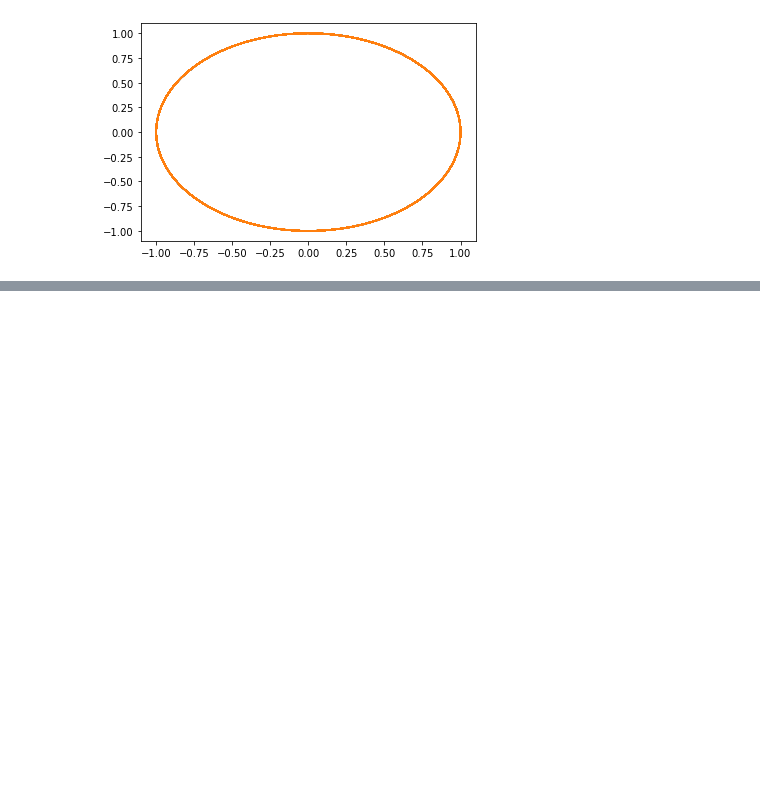
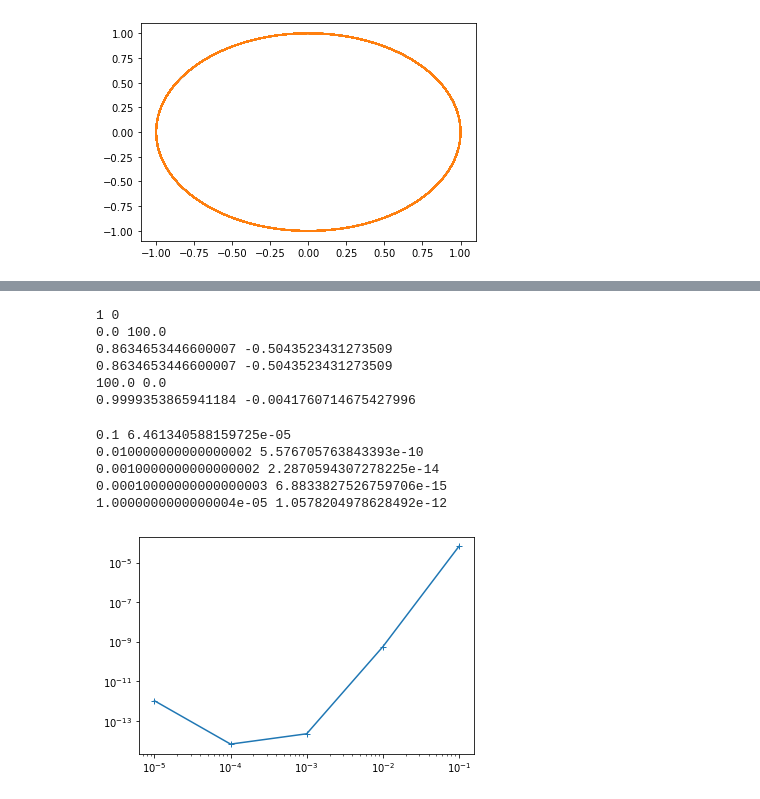
Before and after one commit to richmf/FisComp26-2, a Jupyter notebook: Clase 13 (Sist solar).ipynb, the cells around one changed output, grey strips where cells are left out. Drawn from its saved outputs; the diff is of its cells as text; code cells hidden in the pictures; blank space fills up the shorter version.

```diff
--- a/Clase 13 (Sist solar).ipynb
+++ b/Clase 13 (Sist solar).ipynb
@@ -75,0 +114,51 @@ for i in range(8):
+# %%
+delta = 0.1
+#
+ci = np.array([ 1 , 0 , 0 , 1 ])
+t = np.arange(0,100+delta,delta)
+x_v = RK4(Sist_solar,ci,t)
+print(ci[0],ci[1])
+print(t[0],t[-1])
+print(x_v[0,-1],x_v[1,-1])
+ci = x_v[:,-1]
+t = t[::-1]
+x_v = RK4(Sist_solar,ci,t)
+print(ci[0],ci[1])
+print(t[0],t[-1])
+print(x_v[0,-1],x_v[1,-1])
+# %% [output]
+1 0
+0.0 100.0
+0.8634653446600007 -0.5043523431273509
+0.8634653446600007 -0.5043523431273509
+100.0 0.0
+0.9999353865941184 -0.0041760714675427996
+# %%
+delta = 0.1
+contador = 5
+deltas = np.zeros(contador)
+errores = np.zeros(contador)
+for i in range(contador):
+    deltas[i] = delta
+    ci_ref = np.array([ 1 , 0 , 0 , 1 ])
+    #print(ci_ref)
+    t = np.arange(0,100+delta,delta)
+    x_v = RK4(Sist_solar,ci_ref,t)
+    ci = x_v[:,-1]
+    t = t[::-1]
+    x_v = RK4(Sist_solar,ci,t)
+    #print(x_v[:,-1])
+    errores[i] = abs(ci_ref[0]-x_v[0,-1])
+    print(delta,errores[i])
+    delta = delta*0.1
+# %% [output]
+0.1 6.461340588159725e-05
+0.010000000000000002 5.576705763843393e-10
+0.0010000000000000002 2.2870594307278225e-14
+0.00010000000000000003 6.8833827526759706e-15
+1.0000000000000004e-05 1.0578204978628492e-12
+# %%
+plt.loglog(deltas,errores,'+-')
+plt.show()
+# %% [output]
+[figure, added]
```
Also changed, not shown: parts of 8 cells of this notebook.
